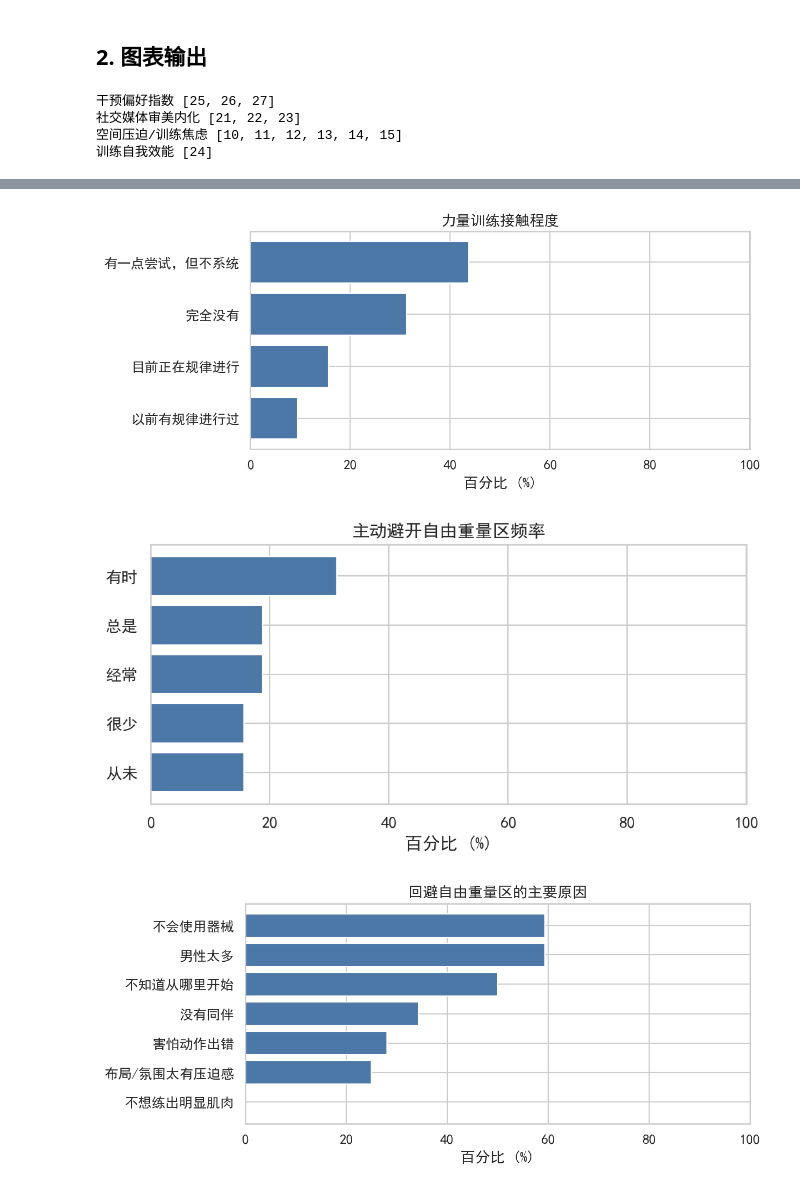
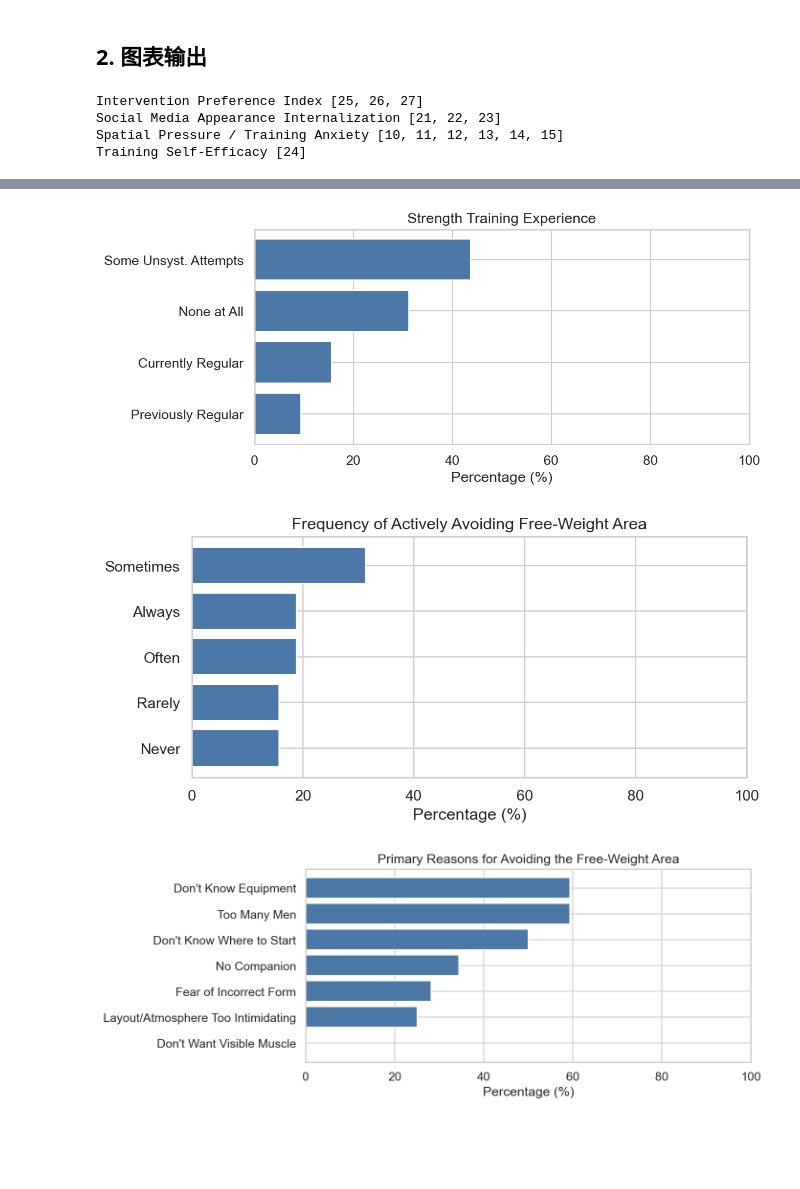
Before and after one commit to pheonix2006/ucug1808-gendered-gym-space, a Jupyter notebook: notebooks/03_descriptive_statistics.ipynb, the cells around one changed output, grey strips where cells are left out. Drawn from its saved outputs; the diff is of its cells as text; code cells hidden in the pictures; blank space fills up the shorter version.

```diff
--- a/notebooks/03_descriptive_statistics.ipynb
+++ b/notebooks/03_descriptive_statistics.ipynb
@@ -80,24 +80,27 @@ Q 20 您平均每天浏览与身材、健身、减脂、外貌或穿搭相关内
 # %% [markdown]
 ## 2. 图表输出
 # %%
+from src.preprocessing import QUESTION_LABELS, QUESTION_LABELS_EN, SLIDER_CONSTRUCTS_EN, OPTION_TRANSLATIONS
+
 for q_num, filename, title in [
-    (7, "gym_area_use.png", "最常使用的健身房区域"),
-    (8, "strength_training_experience.png", "力量训练接触程度"),
-    (16, "free_weight_avoidance.png", "主动避开自由重量区频率"),
-    (17, "avoidance_reasons.png", "回避自由重量区的主要原因"),
-    (18, "coping_strategies.png", "不自在时的应对策略"),
-    (9, "exercise_goals.png", "当前主要运动目标"),
+    (7, "gym_area_use.png", "Most Frequently Used Gym Areas"),
+    (8, "strength_training_experience.png", "Strength Training Experience"),
+    (16, "free_weight_avoidance.png", "Frequency of Actively Avoiding Free-Weight Area"),
+    (17, "avoidance_reasons.png", "Primary Reasons for Avoiding the Free-Weight Area"),
+    (18, "coping_strategies.png", "Coping Strategies When Feeling Uncomfortable"),
+    (9, "exercise_goals.png", "Current Primary Exercise Goals"),
 ]:
-    fig = horizontal_frequency_plot(frequency_table(options, q_num), title=title)
+    fig = horizontal_frequency_plot(frequency_table(options, q_num), title=title, labels=OPTION_TRANSLATIONS)
     fig.savefig(fig_dir / filename, dpi=200)
 
 slider_options = options[options["kind"].eq("bin")]
 for construct, frame in sliders.groupby("construct", dropna=True):
     q_nums = frame["q_num"].tolist()
+    title_en = SLIDER_CONSTRUCTS_EN.get(construct, construct)
     fig = slider_distribution_plot(
         slider_options[slider_options["q_num"].isin(q_nums)],
-        QUESTION_LABELS,
-        title=construct,
+        QUESTION_LABELS_EN,
+        title=title_en,
     )
     aliases = {
         "空间压迫/训练焦虑": "spatial_anxiety",
@@ -106,9 +109,9 @@ for construct, frame in sliders.groupby("construct", dropna=True):
         "干预偏好指数": "intervention_acceptance",
     }
     fig.savefig(fig_dir / f"slider_{aliases.get(construct, construct)}.png", dpi=200)
-    print(construct, q_nums)
+    print(title_en, q_nums)
 # %% [output]
-干预偏好指数 [25, 26, 27]
-社交媒体审美内化 [21, 22, 23]
-空间压迫/训练焦虑 [10, 11, 12, 13, 14, 15]
-训练自我效能 [24]
+Intervention Preference Index [25, 26, 27]
+Social Media Appearance Internalization [21, 22, 23]
+Spatial Pressure / Training Anxiety [10, 11, 12, 13, 14, 15]
+Training Self-Efficacy [24]
@@ -116,3 +119,3 @@ for construct, frame in sliders.groupby("construct", dropna=True):
-[figure, old version]
+[figure, new version]
-[figure, old version]
+[figure, new version]
-[figure, old version]
+[figure, new version]
```
Also changed, not shown: parts of 1 cell of this notebook, 17 other files.
